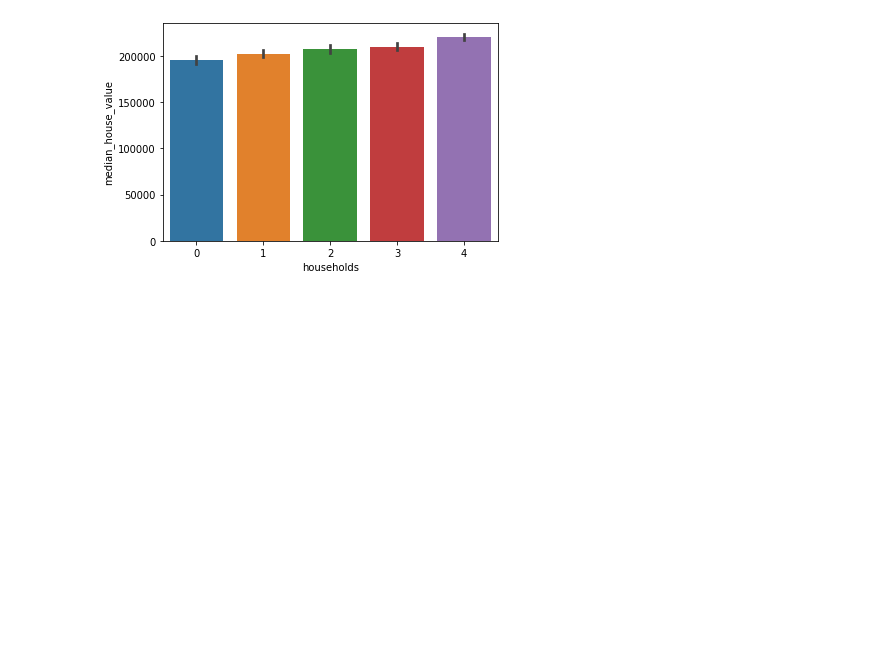
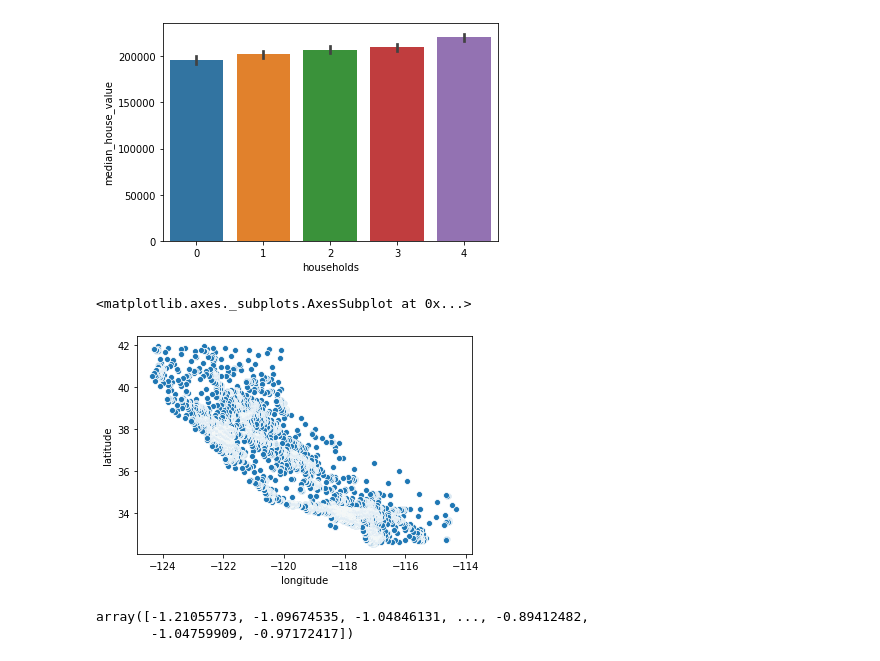
Before and after one commit to Push911/Google-Colab-Challenge, a Jupyter notebook: Google: California housing.ipynb, the cells around one changed output. Cells and saved outputs as stored; diff of their text form; code cells hidden in the pictures; blank space fills up the shorter version.

```diff
--- a/Google: California housing.ipynb
+++ b/Google: California housing.ipynb
@@ -176,6 +185,11 @@ sns.barplot(x="households", y="median_house_value", data=trainData)
 # %% [output]
 <matplotlib.axes._subplots.AxesSubplot at 0x...>
 [figure]
+# %%
+sns.scatterplot(x="longitude", y="latitude", data=trainData)
+# %% [output]
+<matplotlib.axes._subplots.AxesSubplot at 0x...>
+[figure, added]
 # %%
 x_train = trainData.drop("median_house_value", axis=1)
 y_train = trainData["median_house_value"]
@@ -183,0 +208,5 @@ y_test = testData["median_house_value"]
+# %%
+y_train_norm
+# %% [output]
+array([-1.21055773, -1.09674535, -1.04846131, ..., -0.89412482,
+       -1.04759909, -0.97172417])
```
Also changed, not shown: parts of 9 cells of this notebook.
